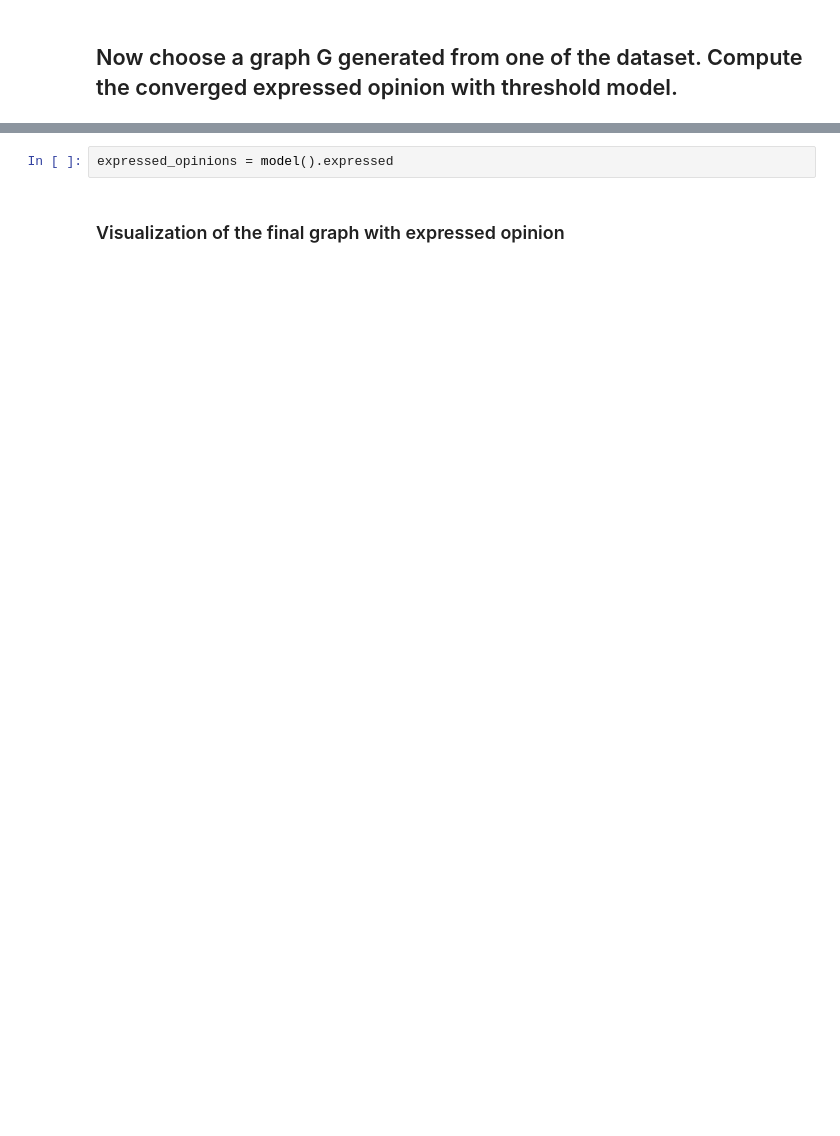
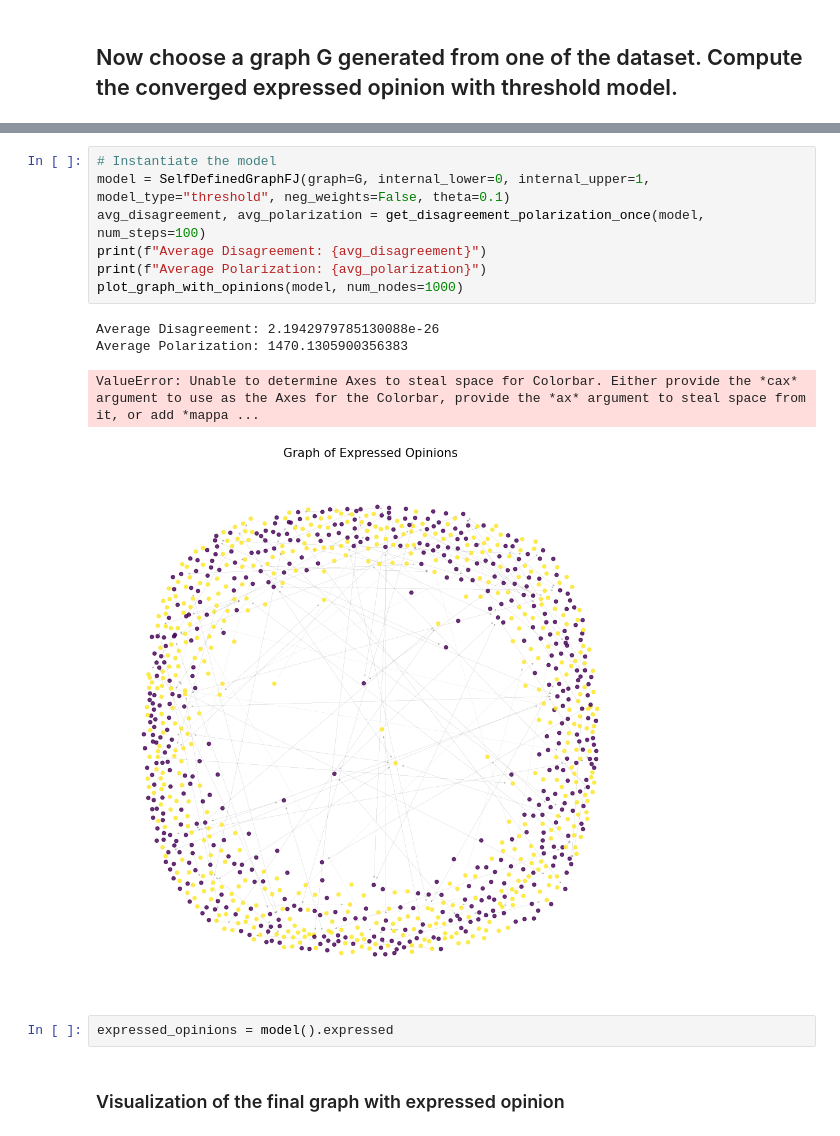
Before and after one commit to JamesZhang2/Opinion-Dynamics, a Jupyter notebook: FJ_Model.ipynb, the cells around one changed output, grey strips where cells are left out. Cells and saved outputs as stored; diff of their text form; blank space fills up the shorter version.

```diff
--- a/FJ_Model.ipynb
+++ b/FJ_Model.ipynb
@@ -383,3 +513,15 @@ Average Polarization: 5.372139626139345
+# %%
+# Instantiate the model
+model = SelfDefinedGraphFJ(graph=G, internal_lower=0, internal_upper=1, model_type="threshold", neg_weights=False, theta=0.1)
+avg_disagreement, avg_polarization = get_disagreement_polarization_once(model, num_steps=100)
+print(f"Average Disagreement: {avg_disagreement}")
+print(f"Average Polarization: {avg_polarization}")
+plot_graph_with_opinions(model, num_nodes=1000)
+# %% [output]
+Average Disagreement: 2.1942979785130088e-26
+Average Polarization: 1470.1305900356383
+ValueError: Unable to determine Axes to steal space for Colorbar. Either provide the *cax* argument to use as the Axes for the Colorbar, provide the *ax* argument to steal space from it, or add *mappa ...
+[figure, added]
 # %%
 expressed_opinions = model().expressed
 # %% [markdown]
```
Also changed, not shown: parts of 7 cells of this notebook.
